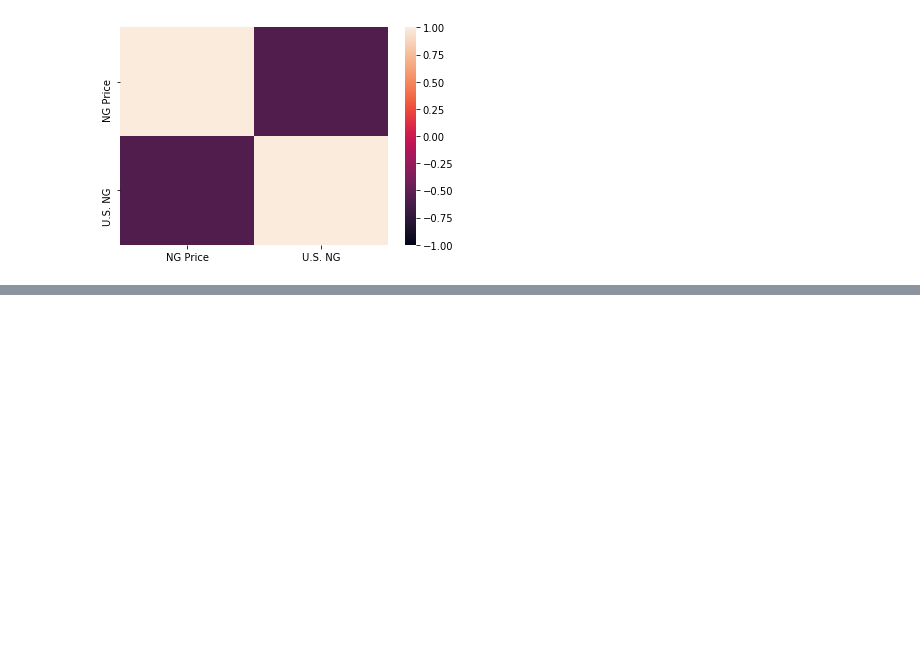
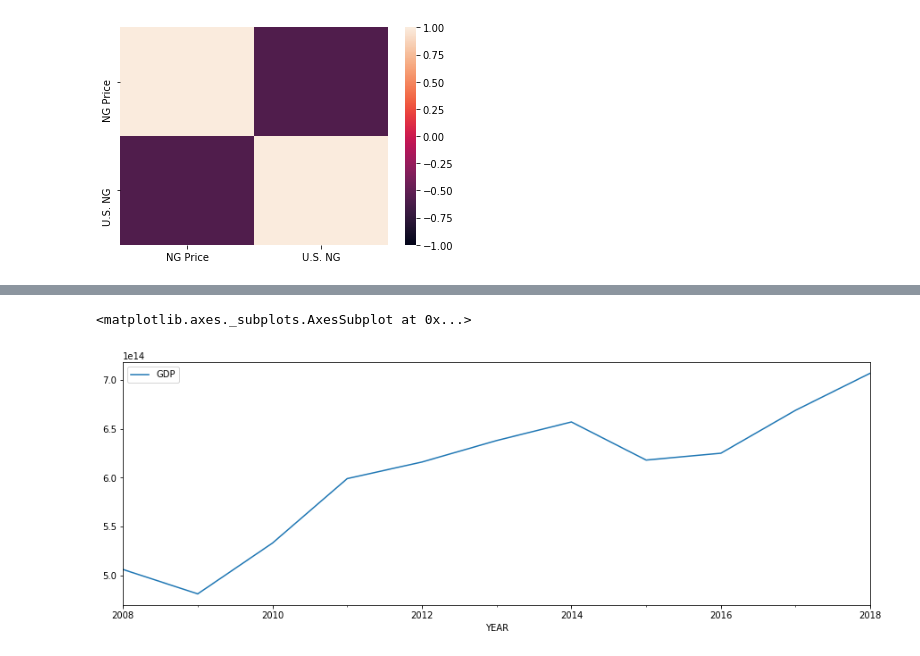
Before and after one commit to KalenAsberry12/project_one, a Jupyter notebook: Data_Jonathan.ipynb, the cells around one changed output, grey strips where cells are left out. Drawn from its saved outputs; the diff is of its cells as text; code cells hidden in the pictures; blank space fills up the shorter version.

```diff
--- a/Data_Jonathan.ipynb
+++ b/Data_Jonathan.ipynb
@@ -313,3 +313,8 @@ sns.heatmap(correlation_ng, vmin=-1, vmax=1)
 # %% [output]
 <matplotlib.axes._subplots.AxesSubplot at 0x...>
 [figure]
+# %%
+# Import World GDP Data
+world_gdp_data = Path("World_GDP_Data_Fixed.csv")
+gdp_df = pd.read_csv(world_gdp_data)
+gdp_df
@@ -315,0 +334,4 @@ sns.heatmap(correlation_ng, vmin=-1, vmax=1)
+# %%
+# Set YEAR as index
+gdp_df2 = gdp_df.set_index(pd.to_datetime(gdp_df['YEAR'], infer_datetime_format=True)).drop(columns=["YEAR"])
+gdp_df2
@@ -315,0 +352,6 @@ sns.heatmap(correlation_ng, vmin=-1, vmax=1)
+# %%
+# Plot World GDP data
+gdp_df2.plot(figsize=(15,5))
+# %% [output]
+<matplotlib.axes._subplots.AxesSubplot at 0x...>
+[figure, added]
```
Also changed, not shown: parts of 5 cells of this notebook, 1 other file.
